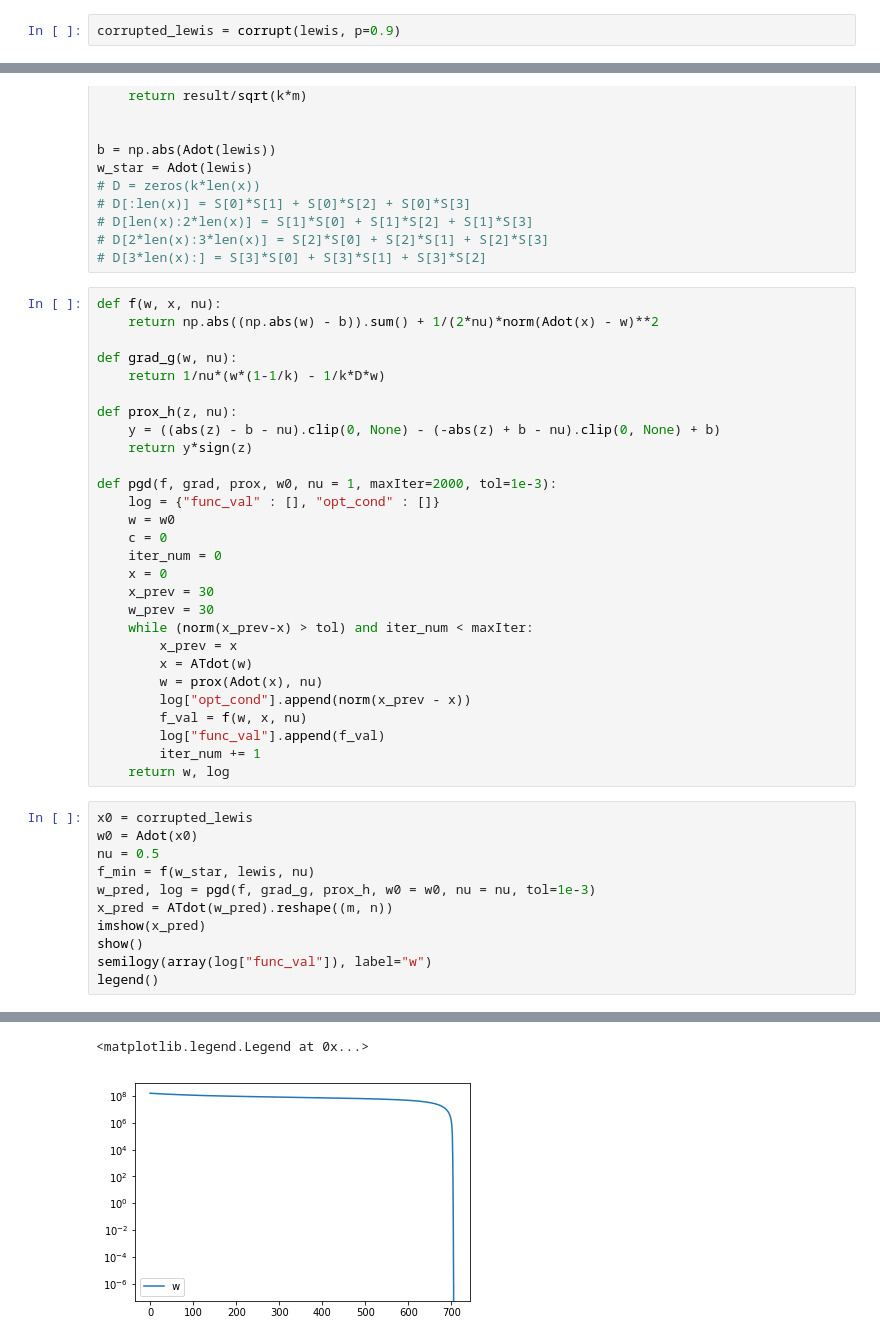
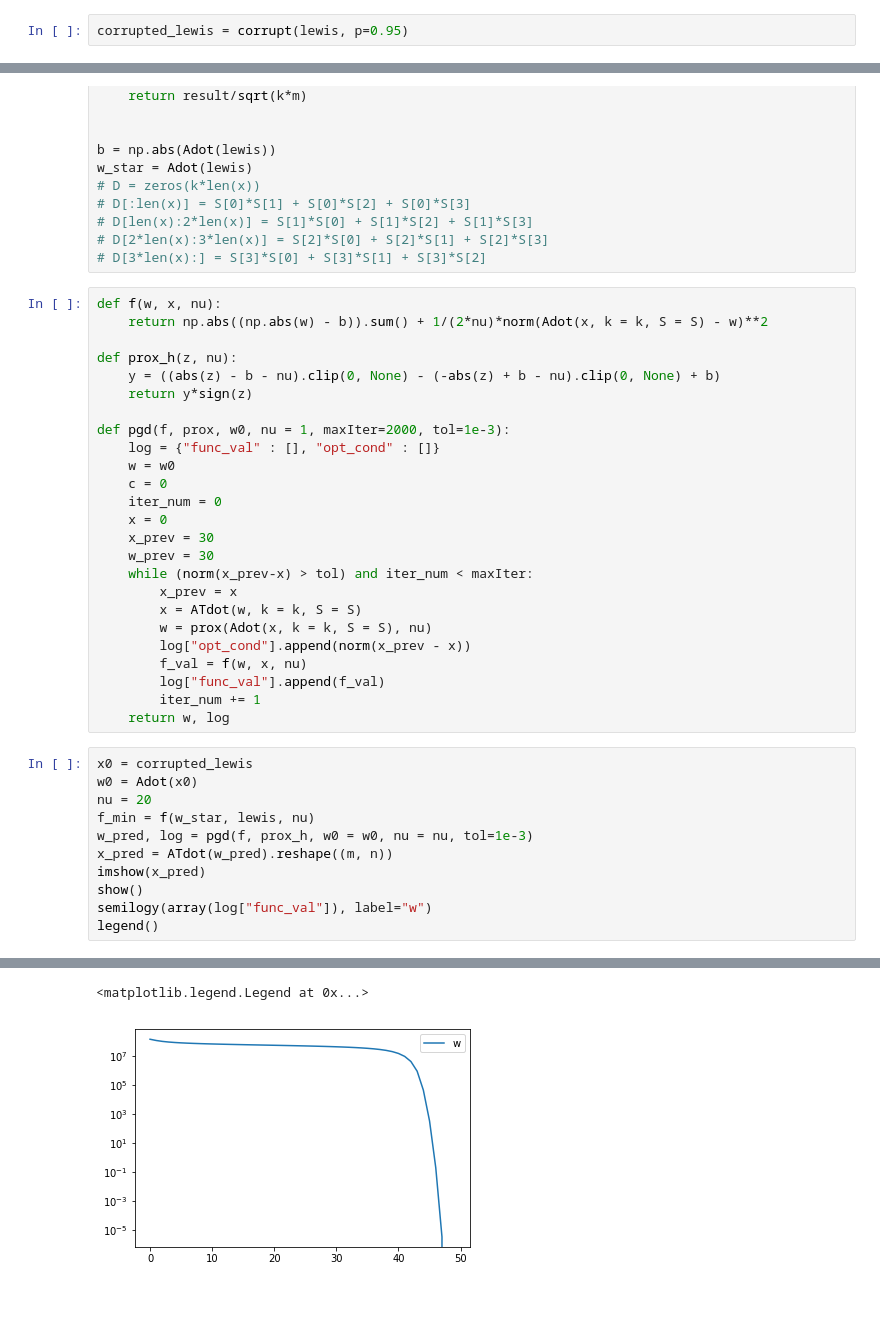
Before and after one commit to aksholokhov/uw-amath563-sp19, a Jupyter notebook: final/amath563_phase_retrival.ipynb, the cells around one changed output, grey strips where cells are left out. Saved outputs shown, nothing was run; the diff lists cells and outputs as text; blank space fills up the shorter version.

```diff
--- a/final/amath563_phase_retrival.ipynb
+++ b/final/amath563_phase_retrival.ipynb
@@ -63,7 +64,7 @@ def corrupt(data, p=0.1):
     noise = rand(len(data)) > p
     return data * noise
 # %%
-corrupted_lewis = corrupt(lewis, p=0.9)
+corrupted_lewis = corrupt(lewis, p=0.95)
 # %%
 imshow(corrupted_lewis.reshape((m, n)))
 gray()
@@ -109,16 +110,13 @@ w_star = Adot(lewis)
 # D[3*len(x):] = S[3]*S[0] + S[3]*S[1] + S[3]*S[2]
 # %%
 def f(w, x, nu):
-    return np.abs((np.abs(w) - b)).sum() + 1/(2*nu)*norm(Adot(x) - w)**2
-
-def grad_g(w, nu):
-    return 1/nu*(w*(1-1/k) - 1/k*D*w)
+    return np.abs((np.abs(w) - b)).sum() + 1/(2*nu)*norm(Adot(x, k = k, S = S) - w)**2
 
 def prox_h(z, nu):
     y = ((abs(z) - b - nu).clip(0, None) - (-abs(z) + b - nu).clip(0, None) + b)
     return y*sign(z)
 
-def pgd(f, grad, prox, w0, nu = 1, maxIter=2000, tol=1e-3):
+def pgd(f, prox, w0, nu = 1, maxIter=2000, tol=1e-3):
     log = {"func_val" : [], "opt_cond" : []}
     w = w0
     c = 0
@@ -128,8 +126,8 @@ def pgd(f, grad, prox, w0, nu = 1, maxIter=2000, tol=1e-3):
     w_prev = 30
     while (norm(x_prev-x) > tol) and iter_num < maxIter:
         x_prev = x
-        x = ATdot(w)
-        w = prox(Adot(x), nu)
+        x = ATdot(w, k = k, S = S)
+        w = prox(Adot(x, k = k, S = S), nu)
         log["opt_cond"].append(norm(x_prev - x))
         f_val = f(w, x, nu)
         log["func_val"].append(f_val)
@@ -138,15 +136,15 @@ def pgd(f, grad, prox, w0, nu = 1, maxIter=2000, tol=1e-3):
 # %%
 x0 = corrupted_lewis
 w0 = Adot(x0)
-nu = 0.5
+nu = 20
 f_min = f(w_star, lewis, nu)
-w_pred, log = pgd(f, grad_g, prox_h, w0 = w0, nu = nu, tol=1e-3)
+w_pred, log = pgd(f, prox_h, w0 = w0, nu = nu, tol=1e-3)
 x_pred = ATdot(w_pred).reshape((m, n))
 imshow(x_pred)
 show()
 semilogy(array(log["func_val"]), label="w")
 legend()
 # %% [output]
 [figure]
 <matplotlib.legend.Legend at 0x...>
-[figure, old version]
+[figure, new version]
```
Also changed, not shown: parts of 13 cells of this notebook, 2 other files.
